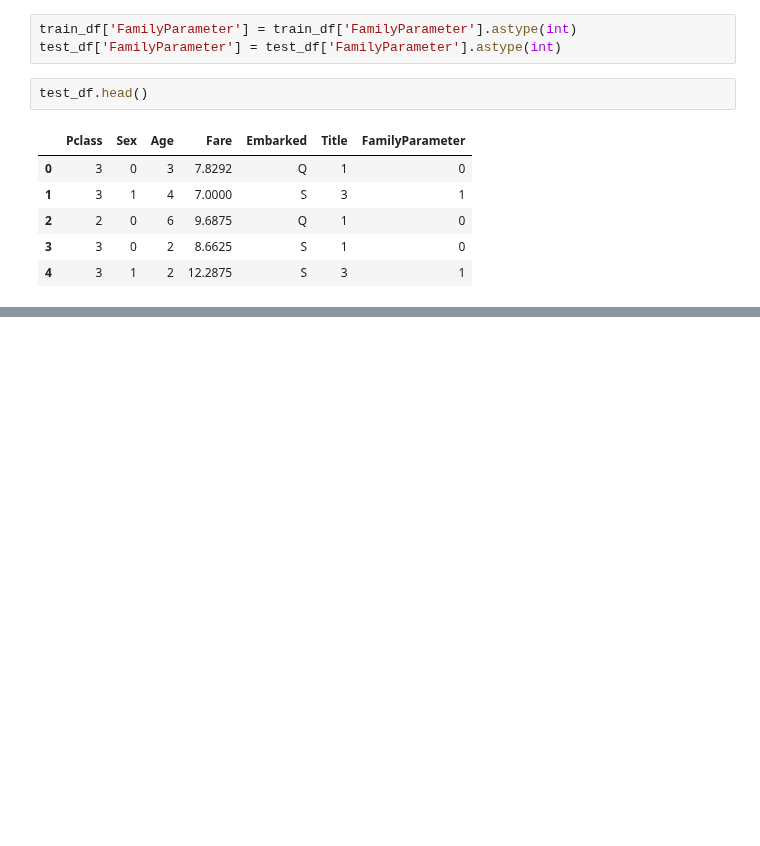
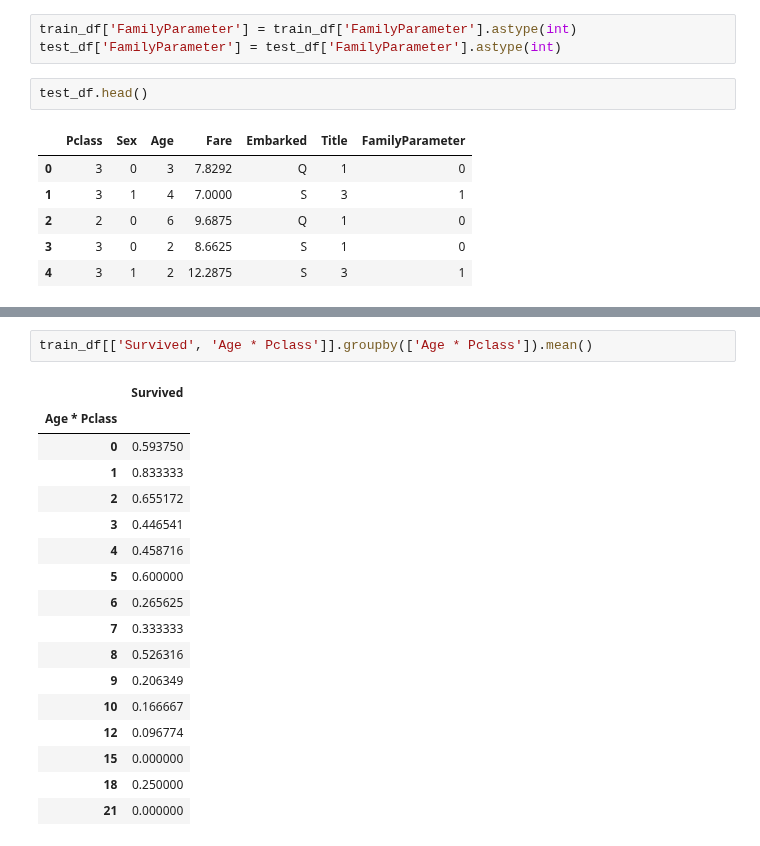
Before and after one commit to sushant2811/KaggleTitanic, a Jupyter notebook: KaggleTitanicSushant.ipynb, the cells around one changed output, grey strips where cells are left out. Saved outputs shown, nothing was run; the diff lists cells and outputs as text; blank space fills up the shorter version.

```diff
--- a/KaggleTitanicSushant.ipynb
+++ b/KaggleTitanicSushant.ipynb
@@ -1137,0 +1152,20 @@ test_df.head()
+# %%
+train_df[['Survived', 'Age * Pclass']].groupby(['Age * Pclass']).mean()
+# %% [output]
+|  | Survived |
+| Age * Pclass |  |
+| 0 | 0.593750 |
+| 1 | 0.833333 |
+| 2 | 0.655172 |
+| 3 | 0.446541 |
+| 4 | 0.458716 |
+| 5 | 0.600000 |
+| 6 | 0.265625 |
+| 7 | 0.333333 |
+| 8 | 0.526316 |
+| 9 | 0.206349 |
+| 10 | 0.166667 |
+| 12 | 0.096774 |
+| 15 | 0.000000 |
+| 18 | 0.250000 |
+| 21 | 0.000000 |
```
Also changed, not shown: parts of 3 cells of this notebook.
